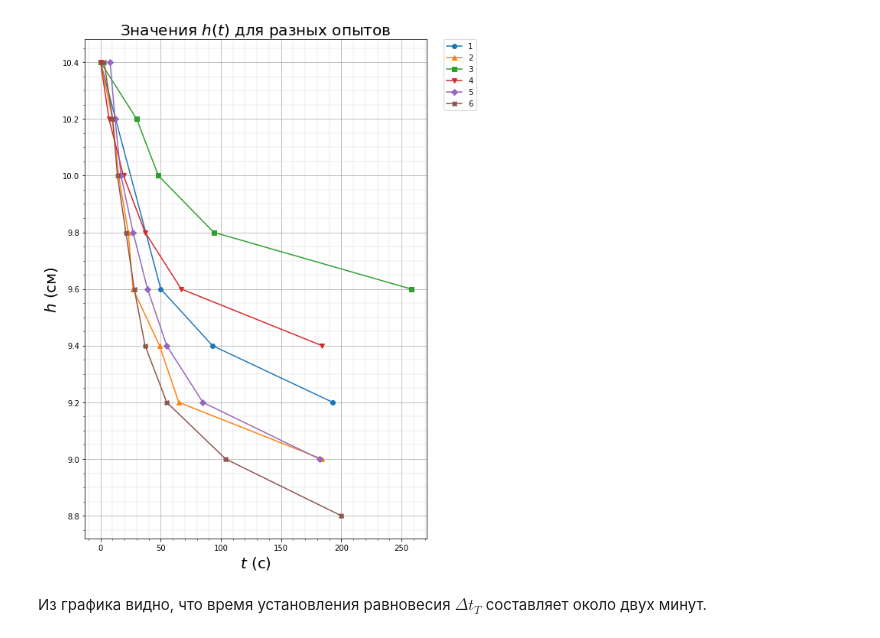
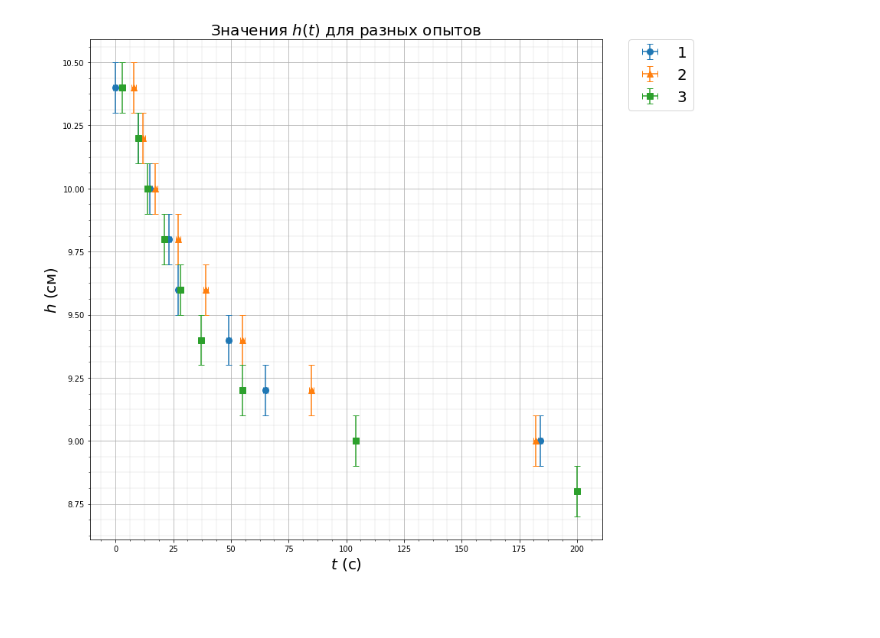
Before and after one commit to iudovin/labs, a Jupyter notebook: report2-1-2.ipynb, the cells around one changed output. Saved outputs shown, nothing was run; the diff lists cells and outputs as text; code cells hidden in the pictures; blank space fills up the shorter version.

```diff
--- a/report2-1-2.ipynb
+++ b/report2-1-2.ipynb
@@ -50,17 +95,17 @@ import matplotlib.pyplot as plt
 # %%
-markers = ['o', '^', 's', 'v', 'D', 'X']
-plt.figure(figsize = (8, 12))
+markers = ['o', '^', 's']
+plt.figure(figsize = (12, 12))
 plt.minorticks_on()
 plt.grid(which='major')
 plt.grid(which='minor', linewidth='0.2')
 plt.title('Значения $h(t)$ для разных опытов', fontsize=20)
 plt.xlabel('$t$ (с)', fontsize=20)
 plt.ylabel('$h$ (см)', fontsize=20)
-for i in range(6):
-    plt.plot(ht_data[i][2], ht_data[i][0] - ht_data[i][1], marker=markers[i], label=i+1)
-plt.legend(bbox_to_anchor=(1.05, 1), loc=2, borderaxespad=0.)
+for i in range(3):
+    #plt.plot(ht_data[i][1], ht_data[i][0], linestyle='', marker=markers[i], markersize=8, label=i+1)
+    plt.errorbar(ht_data[i][1], ht_data[i][0],
+                 linestyle='', marker=markers[i], markersize=8, label=i+1, xerr=1, yerr=0.1, capsize=4)
+plt.legend(bbox_to_anchor=(1.05, 1), loc=2, borderaxespad=0., fontsize=20)
 plt.show()
 # %% [output]
-[figure, old version]
+[figure, new version]
-# %% [markdown]
-Из графика видно, что время установления равновесия $\Delta t_T$ составляет около двух минут.
```
Also changed, not shown: parts of 15 cells of this notebook.
